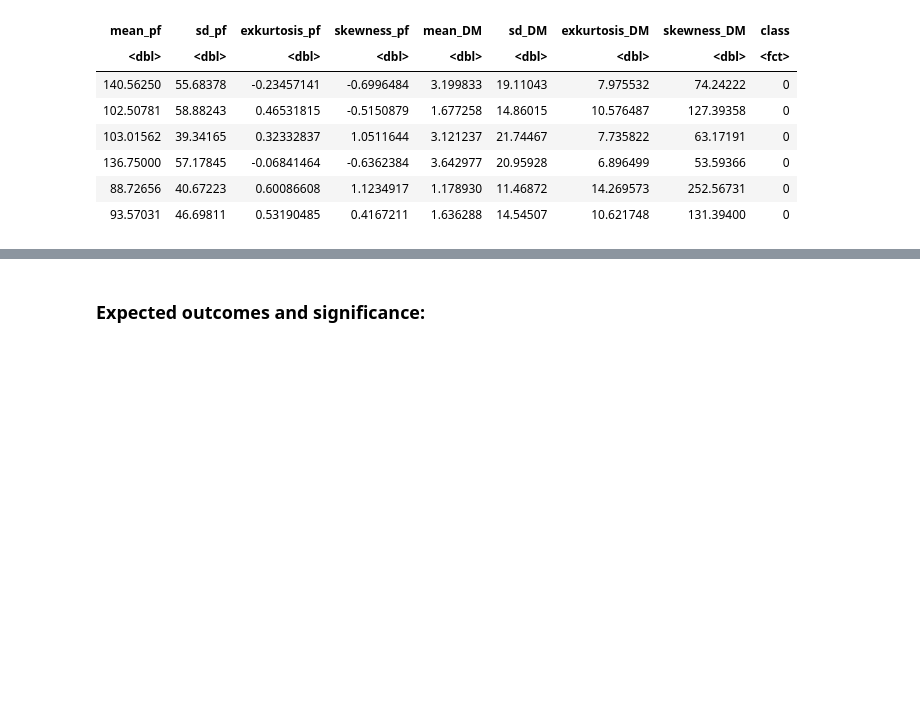
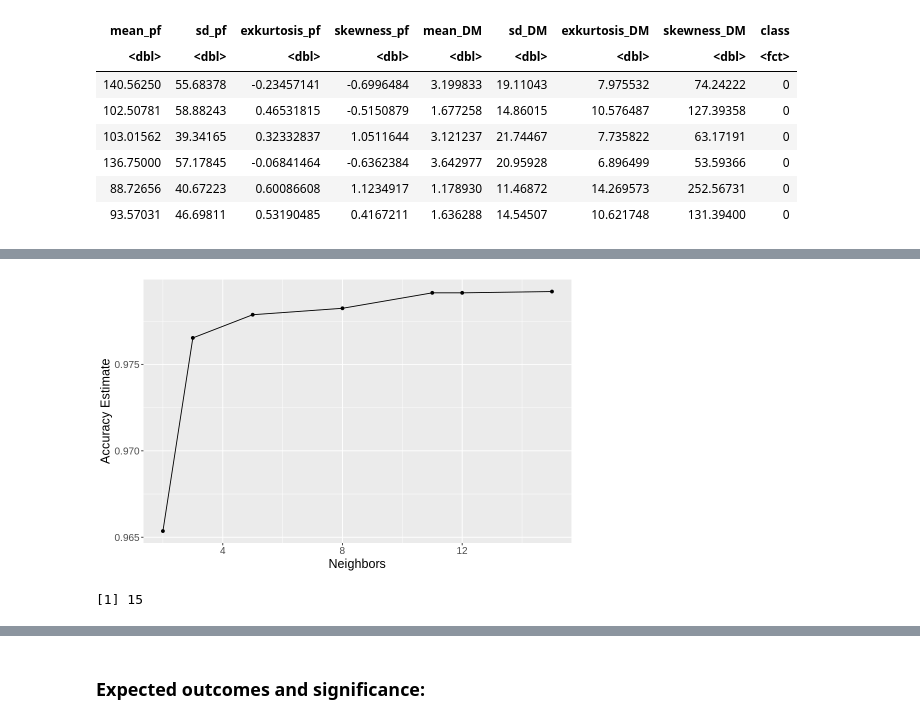
Before and after one commit to LawrenceZzf/DSCI100-G63-Proj1, a Jupyter notebook: project.ipynb, the cells around one changed output, grey strips where cells are left out. Cells and saved outputs as stored; diff of their text form; code cells hidden in the pictures; blank space fills up the shorter version.

Commit message:
Question, Prediction model, and Results

```diff
--- a/project.ipynb
+++ b/project.ipynb
@@ -84,0 +145,6 @@ HTRU_test <- testing(HTRU_split) #data spliting
+# %%
+#recipe
+HTRU_recipe <- recipe(class ~ mean_pf + sd_pf+ exkurtosis_pf + skewness_pf , data = HTRU_train) |>
+    step_scale(mean_pf,sd_pf,exkurtosis_pf,skewness_pf) |>
+    step_center(mean_pf,sd_pf,exkurtosis_pf,skewness_pf)
+HTRU_recipe
@@ -84,0 +164,6 @@ HTRU_test <- testing(HTRU_split) #data spliting
+# %%
+#model
+knn_tune<-nearest_neighbor(weight_func="rectangular", neighbors=tune())|>
+    set_engine("kknn")|>
+    set_mode("classification")
+knn_tune
@@ -84,0 +178,8 @@ HTRU_test <- testing(HTRU_split) #data spliting
+# %%
+HTRU_vfold <- vfold_cv(HTRU_train, v = 10, strata = class)
+HTRU_results <- workflow() |>
+       add_recipe(HTRU_recipe) |>
+       add_model(knn_tune) |>
+       tune_grid(resamples = HTRU_vfold, grid = 10) |>
+       collect_metrics()
+HTRU_results
@@ -84,0 +204,22 @@ HTRU_test <- testing(HTRU_split) #data spliting
+# %%
+options(repr.plot.width = 8, repr.plot.height = 5)
+accuracy<-HTRU_results|>
+    filter(.metric=="accuracy")
+accuracy_plot<-ggplot(accuracy,aes(x=neighbors,y=mean))+
+  geom_point() +
+  geom_line() +
+  labs(x = "Neighbors", y = "Accuracy Estimate") +
+  theme(text = element_text(size = 15))
+accuracy_plot
+#Plot the accuray for different K neighbors
+# %% [output]
+[figure, added]
+# %%
+K_min <- accuracy |>
+    arrange(desc(mean)) |>
+    slice(1)|>
+    pull(neighbors)
+K_min
+#So we know K=15 gives us most accuracy.
+# %% [output]
+[1] 15
```
Also changed, not shown: parts of 31 cells of this notebook.
